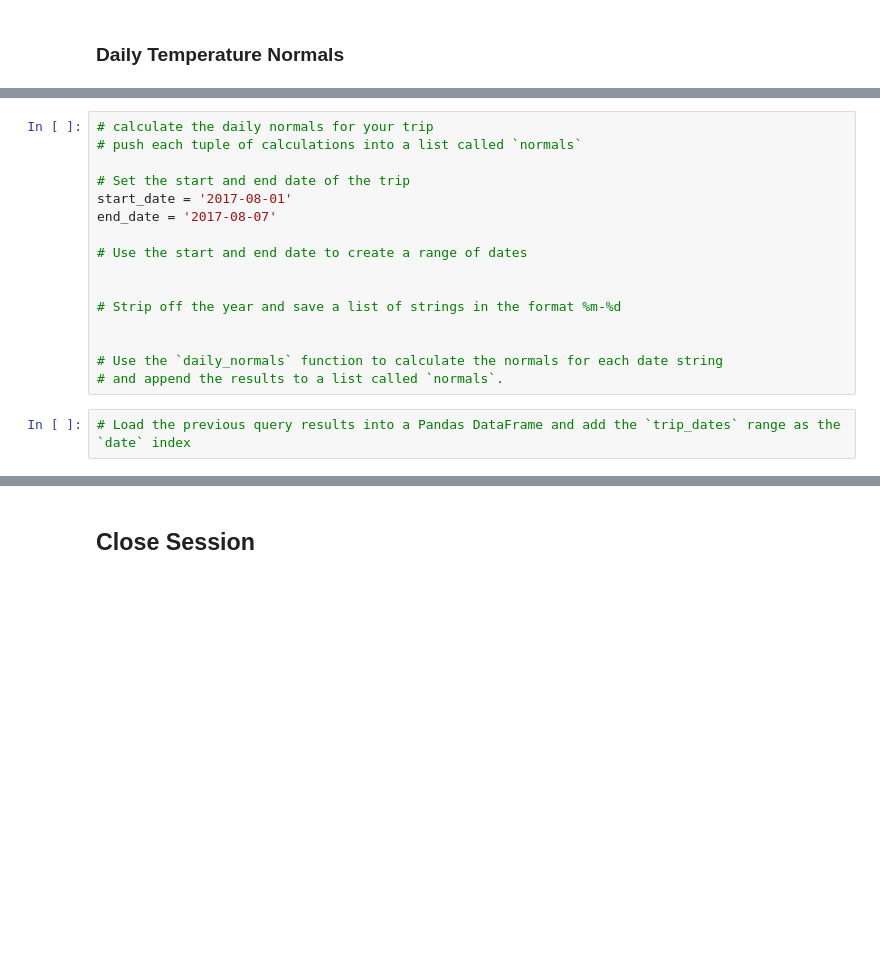
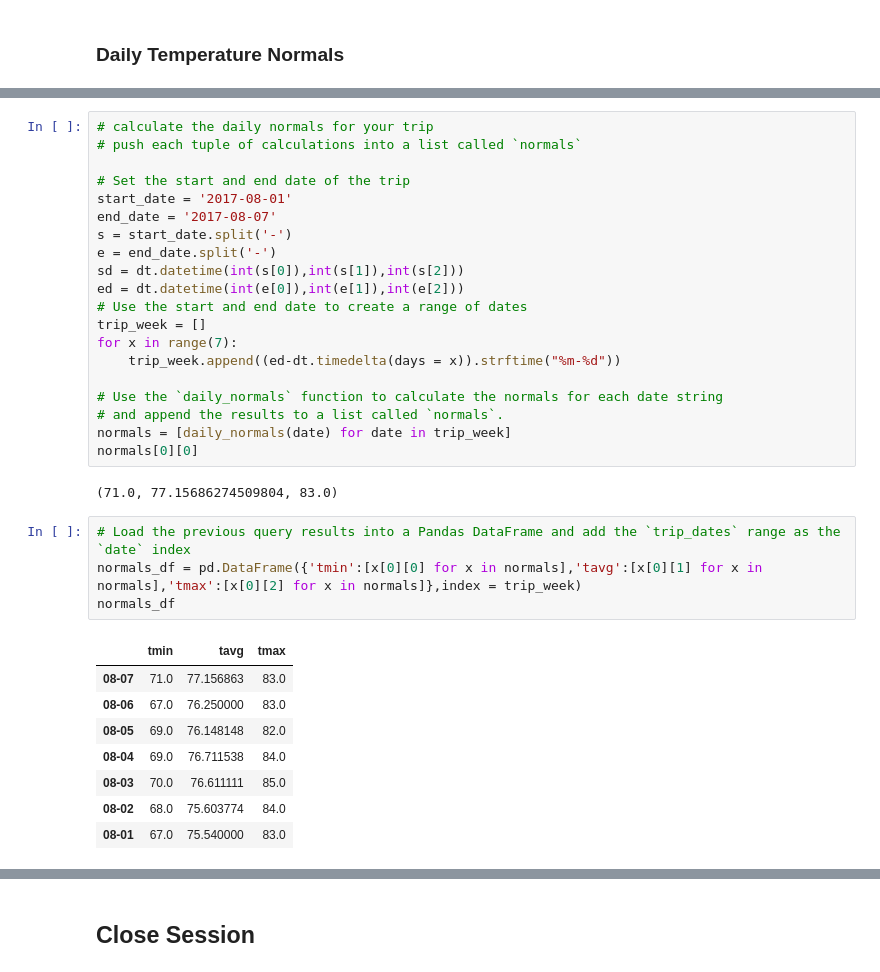
Before and after one commit to brus041/Vacation_Weather_w_SQLAlchemy, a Jupyter notebook: Bonus_Notebooks/temp_analysis_bonus_2_starter.ipynb, the cells around one changed output, grey strips where cells are left out. Drawn from its saved outputs; the diff is of its cells as text; blank space fills up the shorter version.

```diff
--- a/Bonus_Notebooks/temp_analysis_bonus_2_starter.ipynb
+++ b/Bonus_Notebooks/temp_analysis_bonus_2_starter.ipynb
@@ -115,16 +114,33 @@ daily_normals("01-01")
 # Set the start and end date of the trip
 start_date = '2017-08-01'
 end_date = '2017-08-07'
-
+s = start_date.split('-')
+e = end_date.split('-')
+sd = dt.datetime(int(s[0]),int(s[1]),int(s[2]))
+ed = dt.datetime(int(e[0]),int(e[1]),int(e[2]))
 # Use the start and end date to create a range of dates
-
-
-# Strip off the year and save a list of strings in the format %m-%d
-
+trip_week = []
+for x in range(7):
+    trip_week.append((ed-dt.timedelta(days = x)).strftime("%m-%d"))
 
 # Use the `daily_normals` function to calculate the normals for each date string
 # and append the results to a list called `normals`.
+normals = [daily_normals(date) for date in trip_week]
+normals[0][0]
+# %% [output]
+(71.0, 77.15686274509804, 83.0)
 # %%
 # Load the previous query results into a Pandas DataFrame and add the `trip_dates` range as the `date` index
+normals_df = pd.DataFrame({'tmin':[x[0][0] for x in normals],'tavg':[x[0][1] for x in normals],'tmax':[x[0][2] for x in normals]},index = trip_week)
+normals_df
+# %% [output]
+|  | tmin | tavg | tmax |
+| 08-07 | 71.0 | 77.156863 | 83.0 |
+| 08-06 | 67.0 | 76.250000 | 83.0 |
+| 08-05 | 69.0 | 76.148148 | 82.0 |
+| 08-04 | 69.0 | 76.711538 | 84.0 |
+| 08-03 | 70.0 | 76.611111 | 85.0 |
+| 08-02 | 68.0 | 75.603774 | 84.0 |
+| 08-01 | 67.0 | 75.540000 | 83.0 |
 # %%
 # Plot the daily normals as an area plot with `stacked=False`
```
Also changed, not shown: parts of 6 cells of this notebook.
